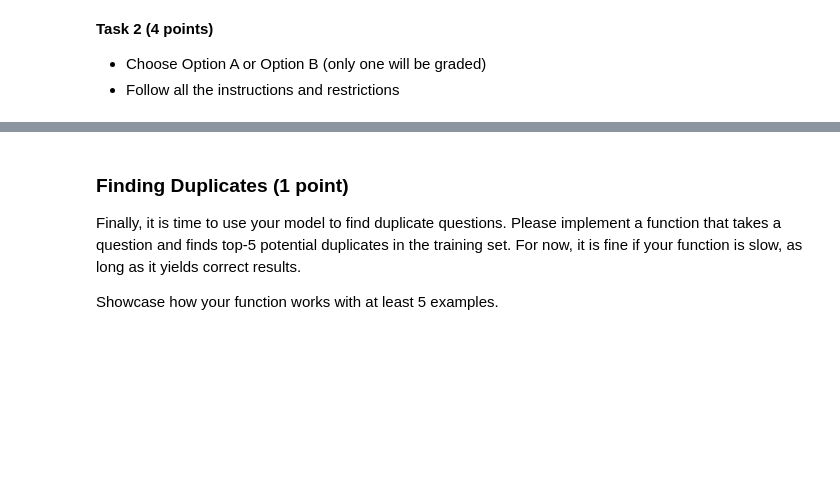
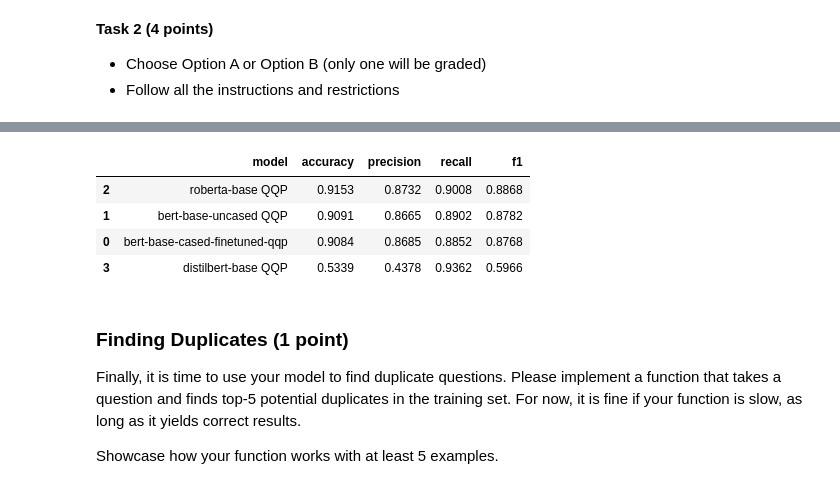
Before and after one commit to Lizavetka99/nlp_course, a Jupyter notebook: week04_transfer/homework.ipynb, the cells around one changed output, grey strips where cells are left out. Drawn from its saved outputs; the diff is of its cells as text; code cells hidden in the pictures; blank space fills up the shorter version.

```diff
--- a/week04_transfer/homework.ipynb
+++ b/week04_transfer/homework.ipynb
@@ -208,3 +240,27 @@ model4 = AutoModelForSequenceClassification.from_pretrained(distillbert_name)
+# %%
+import pandas as pd
+
+q1, q2, y = qqp["validation"]["text1"], qqp["validation"]["text2"], qqp["validation"]["label"]
+
+models_to_compare = [
+    ("bert-base-cased-finetuned-qqp", tokenizer, model),
+    ("bert-base-uncased QQP", tokenizer2, model2),
+    ("roberta-base QQP",      tokenizer3, model3),
+    ("distilbert-base QQP",   tokenizer4, model4),
+]
+
+rows = []
+for name, tok, mdl in models_to_compare:
+    m = evaluate_best(mdl, tok, q1, q2, y)
+    rows.append({"model": name, **{k: round(v, 4) for k, v in m.items()}})
+
+pd.DataFrame(rows).sort_values("f1", ascending=False)
+# %% [output]
+|  | model | accuracy | precision | recall | f1 |
+| 2 | roberta-base QQP | 0.9153 | 0.8732 | 0.9008 | 0.8868 |
+| 1 | bert-base-uncased QQP | 0.9091 | 0.8665 | 0.8902 | 0.8782 |
+| 0 | bert-base-cased-finetuned-qqp | 0.9084 | 0.8685 | 0.8852 | 0.8768 |
+| 3 | distilbert-base QQP | 0.5339 | 0.4378 | 0.9362 | 0.5966 |
 # %% [markdown]
 ### Finding Duplicates (1 point)
 
```
Also changed, not shown: parts of 5 cells of this notebook.
